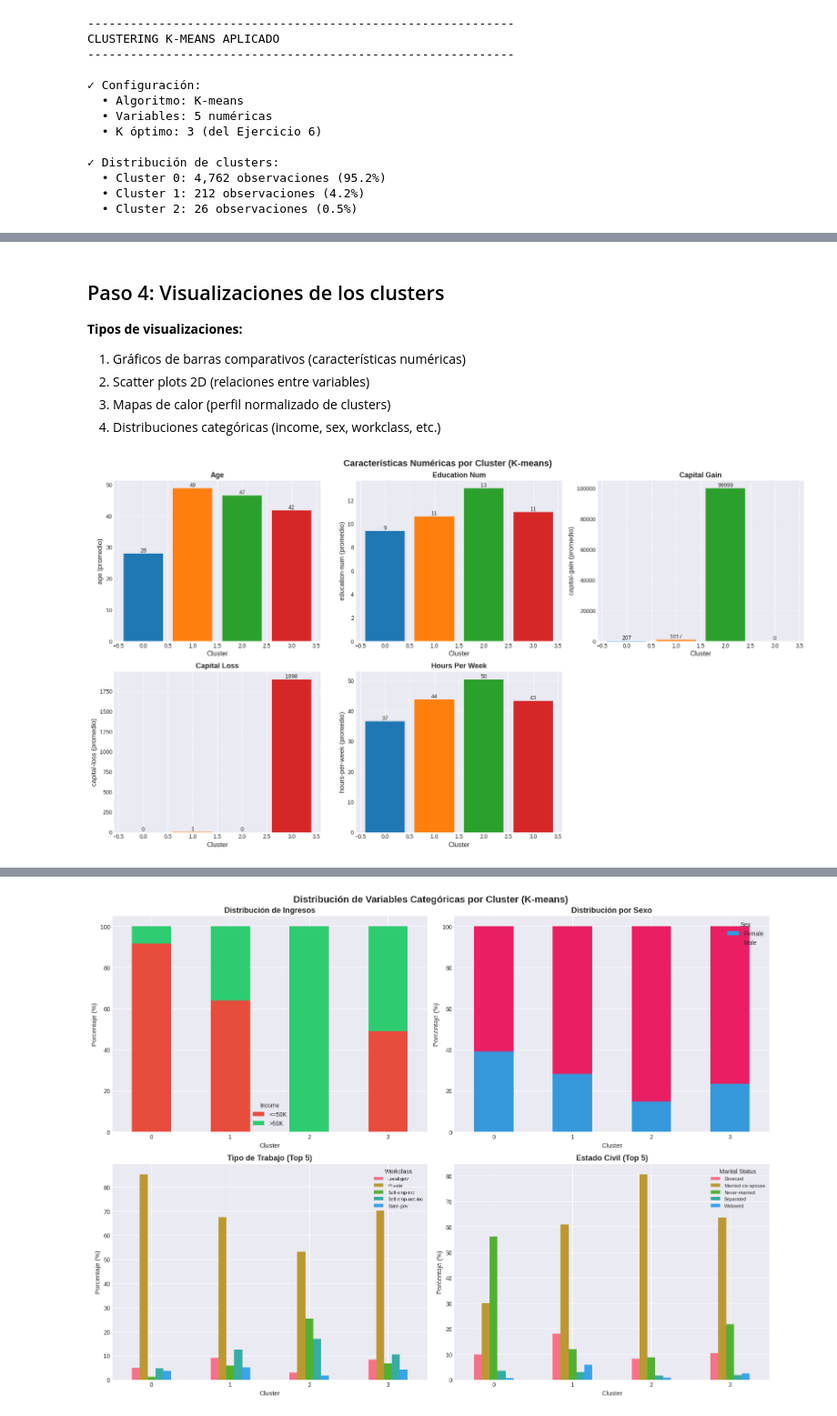
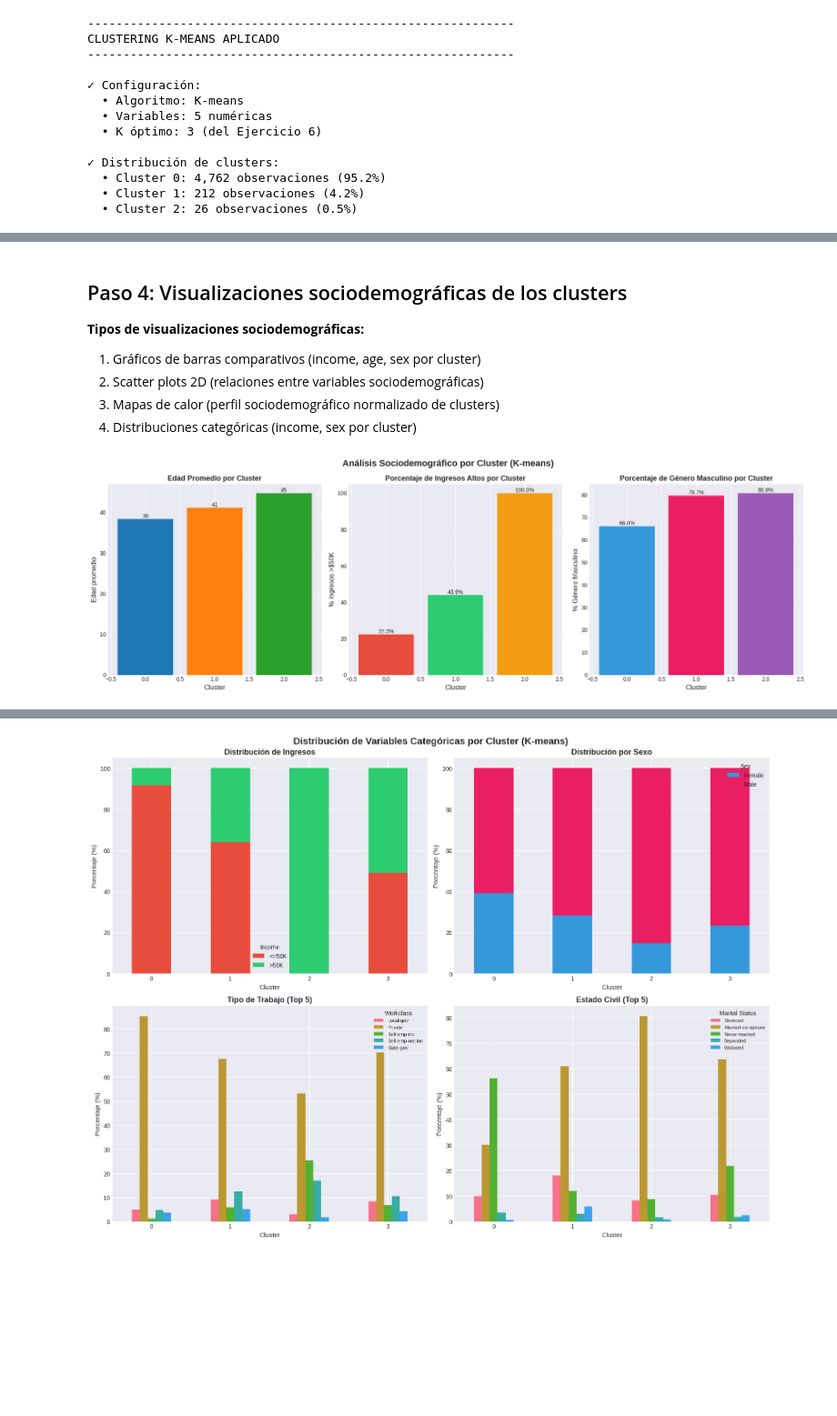
Before and after one commit to UNTDF-Archives/Proyecto-Agrupamiento-SI, a Jupyter notebook: Ejercicios/Ejercicio7.ipynb, the cells around one changed output, grey strips where cells are left out. Shown at 91% size. Saved outputs shown, nothing was run; the diff lists cells and outputs as text; code cells hidden in the pictures; blank space fills up the shorter version.

```diff
--- a/Ejercicios/Ejercicio7.ipynb
+++ b/Ejercicios/Ejercicio7.ipynb
@@ -168,37 +206,57 @@ income:
 # %% [markdown]
-## Paso 4: Visualizaciones de los clusters
+## Paso 4: Visualizaciones sociodemográficas de los clusters
 
-**Tipos de visualizaciones:**
-1. Gráficos de barras comparativos (características numéricas)
-2. Scatter plots 2D (relaciones entre variables)
-3. Mapas de calor (perfil normalizado de clusters)
-4. Distribuciones categóricas (income, sex, workclass, etc.)
+**Tipos de visualizaciones sociodemográficas:**
+1. Gráficos de barras comparativos (income, age, sex por cluster)
+2. Scatter plots 2D (relaciones entre variables sociodemográficas)
+3. Mapas de calor (perfil sociodemográfico normalizado de clusters)
+4. Distribuciones categóricas (income, sex por cluster)
 # %%
-# 1. Gráfico de barras comparativo - Variables numéricas
-fig, axes = plt.subplots(2, 3, figsize=(18, 10))
-fig.suptitle('Características Numéricas por Cluster (K-means)', fontsize=16, fontweight='bold')
+# 1. Gráfico de barras comparativo - Variables sociodemográficas
+fig, axes = plt.subplots(1, 3, figsize=(18, 6))
+fig.suptitle('Análisis Sociodemográfico por Cluster (K-means)', fontsize=16, fontweight='bold')
 
-for idx, col in enumerate(numeric_cols):
-    ax = axes[idx // 3, idx % 3]
-    cluster_means = df.groupby('cluster_kmeans')[col].mean()
-    bars = ax.bar(cluster_means.index, cluster_means.values, color=['#1f77b4', '#ff7f0e', '#2ca02c', '#d62728'])
-    ax.set_xlabel('Cluster', fontsize=12)
-    ax.set_ylabel(f'{col} (promedio)', fontsize=12)
-    ax.set_title(col.replace('-', ' ').title(), fontsize=13, fontweight='bold')
-    ax.grid(axis='y', alpha=0.3)
-
-    # Agregar valores en las barras
-    for bar in bars:
-        height = bar.get_height()
-        ax.text(bar.get_x() + bar.get_width()/2., height,
+# Edad por cluster
+age_means = df.groupby('cluster_kmeans')['age'].mean()
+bars1 = axes[0].bar(age_means.index, age_means.values, color=['#1f77b4', '#ff7f0e', '#2ca02c'])
+axes[0].set_xlabel('Cluster', fontsize=12)
+axes[0].set_ylabel('Edad promedio', fontsize=12)
+axes[0].set_title('Edad Promedio por Cluster', fontsize=13, fontweight='bold')
+axes[0].grid(axis='y', alpha=0.3)
+for bar in bars1:
+    height = bar.get_height()
+    axes[0].text(bar.get_x() + bar.get_width()/2., height,
                 f'{height:.0f}',
                 ha='center', va='bottom', fontsize=10)
 
-# Eliminar el subplot vacío
-fig.delaxes(axes[1, 2])
+# Porcentaje de ingresos altos por cluster
+income_high_pct = df.groupby('cluster_kmeans')['income'].apply(lambda x: (x == '>50K').mean() * 100)
+bars2 = axes[1].bar(income_high_pct.index, income_high_pct.values, color=['#e74c3c', '#2ecc71', '#f39c12'])
+axes[1].set_xlabel('Cluster', fontsize=12)
+axes[1].set_ylabel('% Ingresos >$50K', fontsize=12)
+axes[1].set_title('Porcentaje de Ingresos Altos por Cluster', fontsize=13, fontweight='bold')
+axes[1].grid(axis='y', alpha=0.3)
+for bar in bars2:
+    height = bar.get_height()
+    axes[1].text(bar.get_x() + bar.get_width()/2., height,
+                f'{height:.1f}%',
+                ha='center', va='bottom', fontsize=10)
+
+# Porcentaje de género masculino por cluster
+male_pct = df.groupby('cluster_kmeans')['sex'].apply(lambda x: (x == 'Male').mean() * 100)
+bars3 = axes[2].bar(male_pct.index, male_pct.values, color=['#3498db', '#e91e63', '#9b59b6'])
+axes[2].set_xlabel('Cluster', fontsize=12)
+axes[2].set_ylabel('% Género Masculino', fontsize=12)
+axes[2].set_title('Porcentaje de Género Masculino por Cluster', fontsize=13, fontweight='bold')
+axes[2].grid(axis='y', alpha=0.3)
+for bar in bars3:
+    height = bar.get_height()
+    axes[2].text(bar.get_x() + bar.get_width()/2., height,
+                f'{height:.1f}%',
+                ha='center', va='bottom', fontsize=10)
 
 plt.tight_layout()
 plt.show()
 # %% [output]
-[figure, old version]
+[figure, new version]
 # %%
```
Also changed, not shown: parts of 9 cells of this notebook, 8 other files.
